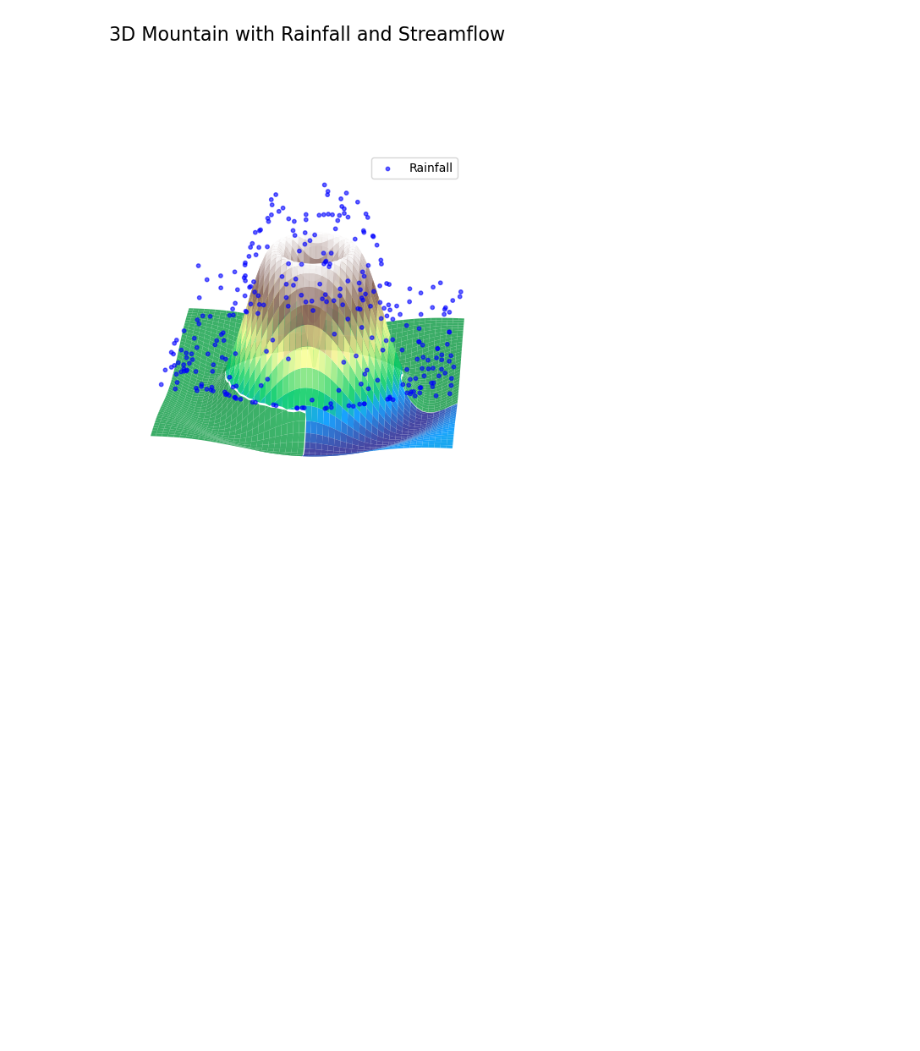
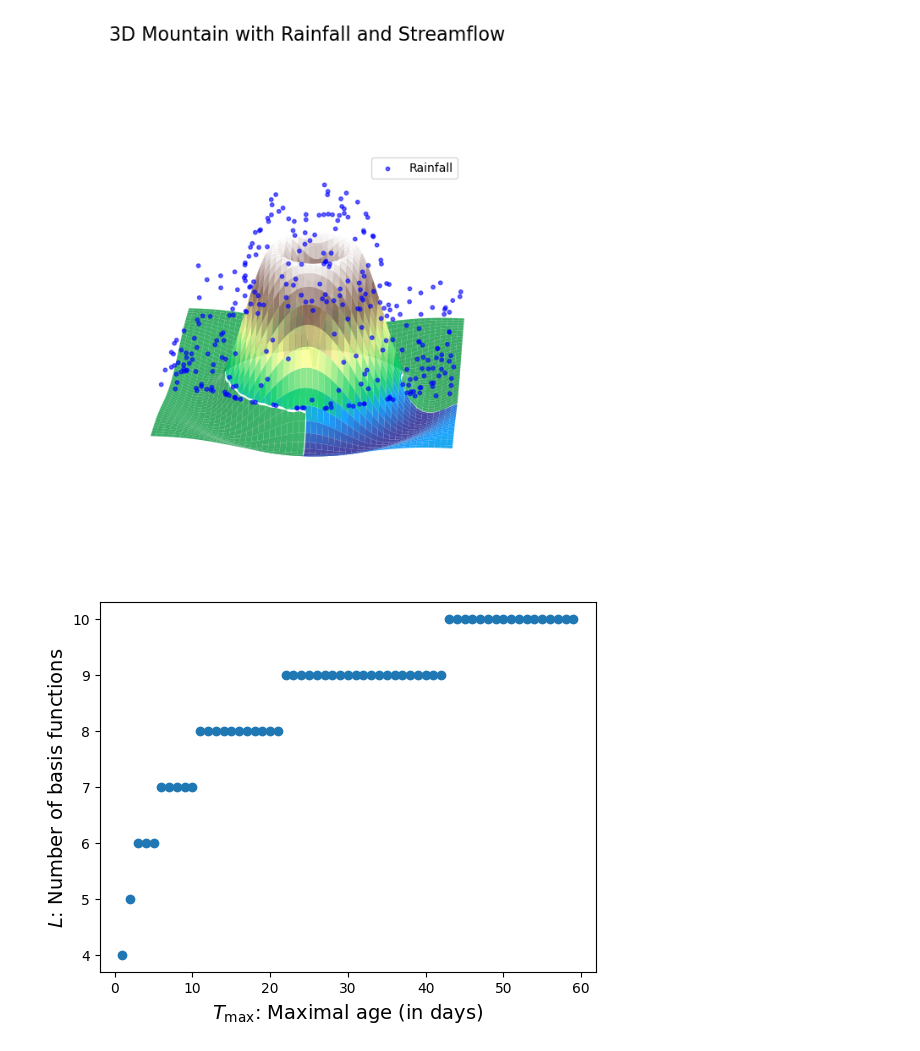
Before and after one commit to rmiazza/GAMCR, a Jupyter notebook: logo_generation.ipynb, the cells around one changed output. Saved outputs shown, nothing was run; the diff lists cells and outputs as text; code cells hidden in the pictures; blank space fills up the shorter version.

Commit message:
figures_paper

```diff
--- a/logo_generation.ipynb
+++ b/logo_generation.ipynb
@@ -337,3 +337,18 @@ ax.view_init(elev=25, azim=185)  # Adjust view to give a nice perspective
 plt.show()
 # %% [output]
 [figure]
+# %%
+import GAMCR
+import matplotlib.pyplot as plt
+ls_nsplines = []
+ls_age = []
+for i in range(1,60):
+    model = GAMCR.model.GAMCR(max_lag=24*i, features = {'timeyear':True})
+    ls_nsplines.append(model.basis_splines.shape[0])
+    ls_age.append(i)
+plt.scatter(ls_age, ls_nsplines)
+plt.xlabel('$T_{\max}$: Maximal age (in days)', fontsize=14)
+plt.ylabel('$L$: Number of basis functions', fontsize=14)
+plt.savefig('L_vs_Tmax.png', dpi=250, bbox_inches='tight')
+# %% [output]
+[figure, added]
```
Also changed, not shown: parts of 1 cell of this notebook, 18 other files.
